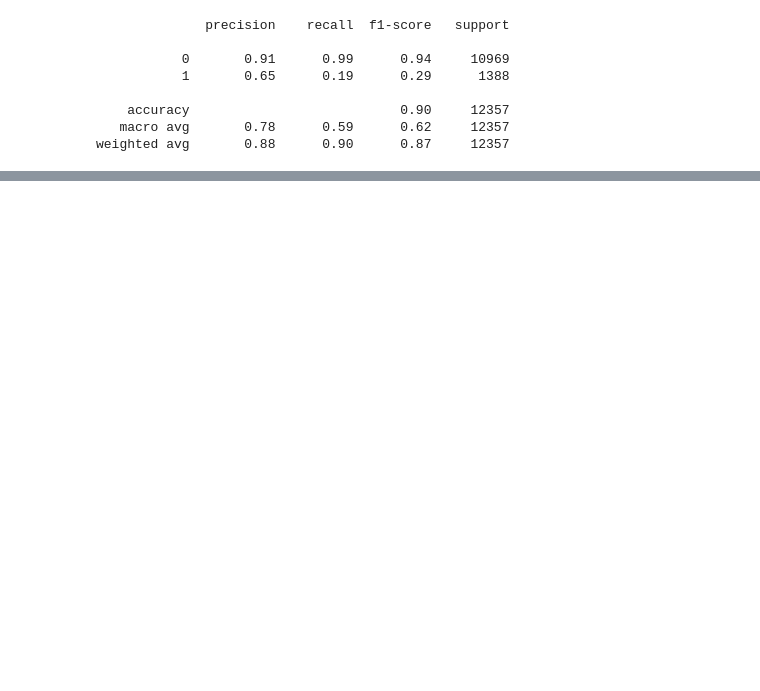
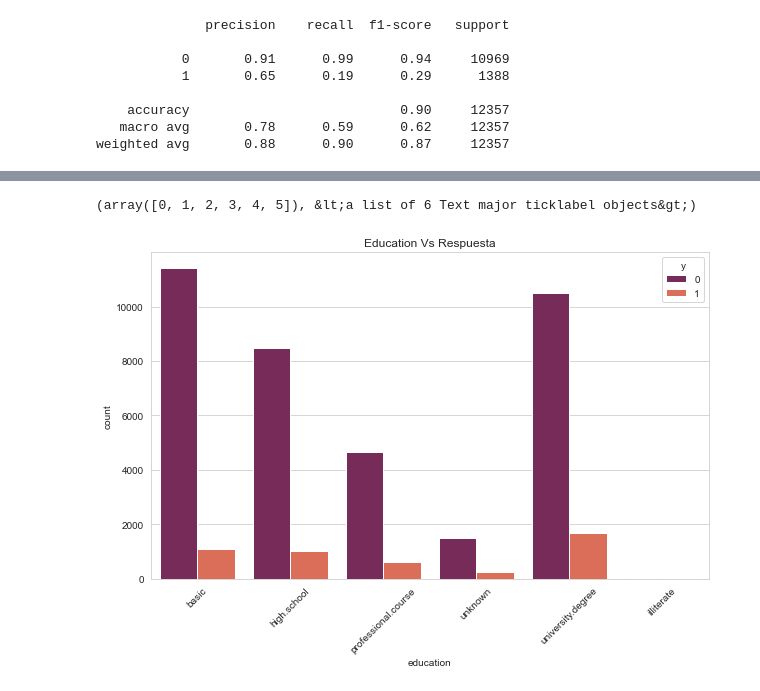
Before and after one commit to gonzalo71/TestGit, a Jupyter notebook: Udemy_exercices/Ejercicios_regresion_logistica.ipynb, the cells around one changed output, grey strips where cells are left out. Saved outputs shown, nothing was run; the diff lists cells and outputs as text; code cells hidden in the pictures; blank space fills up the shorter version.

```diff
--- a/Udemy_exercices/Ejercicios_regresion_logistica.ipynb
+++ b/Udemy_exercices/Ejercicios_regresion_logistica.ipynb
@@ -666,0 +334,8 @@ Text(0.5, 1.0, &#39;curva Roc&#39;)
+# %%
+plt.figure(figsize=(10,6))
+sns.countplot(x="education",data=data_dos,hue="y",palette="rocket",orient=45)
+plt.title("Education Vs Respuesta")
+plt.xticks(rotation=45)
+# %% [output]
+(array([0, 1, 2, 3, 4, 5]), &lt;a list of 6 Text major ticklabel objects&gt;)
+[figure, added]
```
Also changed, not shown: parts of 62 cells of this notebook, 3 other files.
